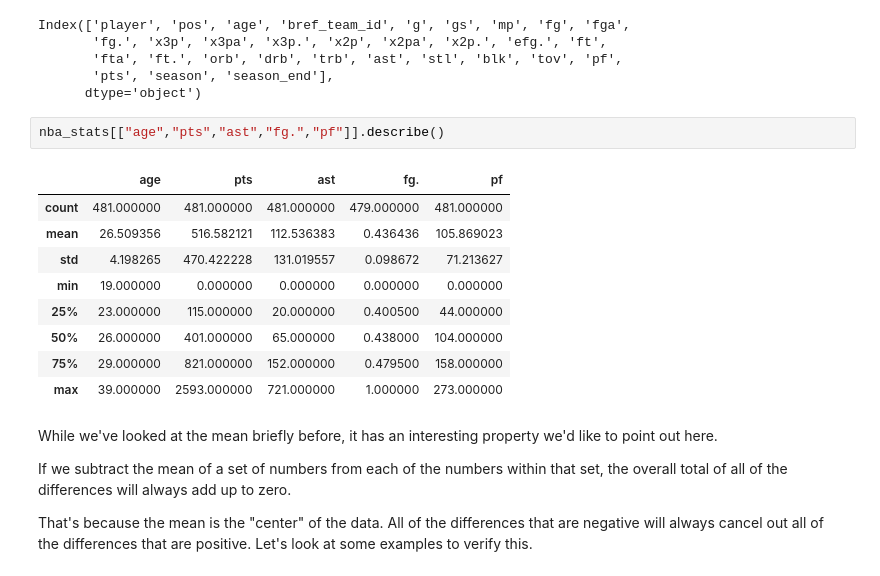
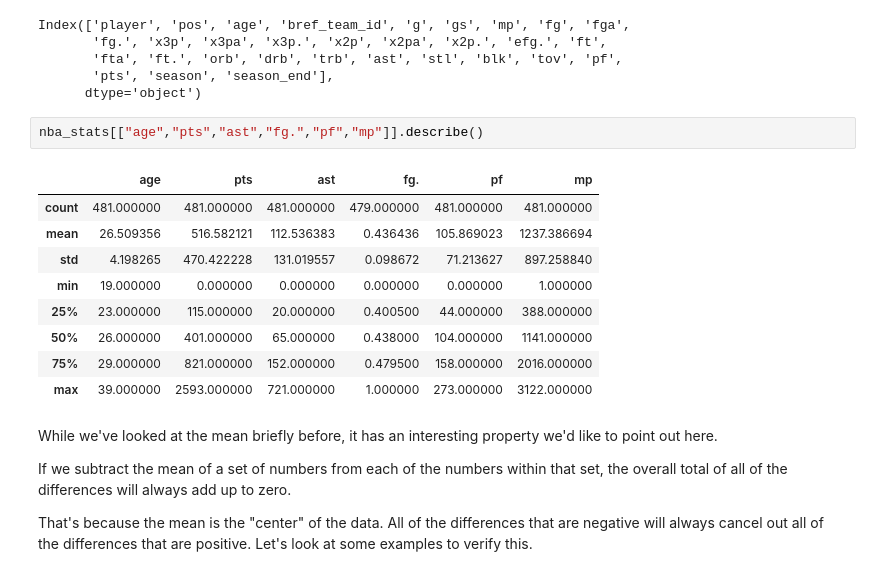
Before and after one commit to Morrowind1983/Dataquest-study-notes, a Jupyter notebook: 05 Probability and Statistics/01 Probability and Statistics in Python Beginner/Standard Deviation and Correlation.ipynb, the cells around one changed output. Drawn from its saved outputs; the diff is of its cells as text.

```diff
--- a/05 Probability and Statistics/01 Probability and Statistics in Python Beginner/Standard Deviation and Correlation.ipynb
+++ b/05 Probability and Statistics/01 Probability and Statistics in Python Beginner/Standard Deviation and Correlation.ipynb
@@ -28,17 +25,17 @@ Index(['player', 'pos', 'age', 'bref_team_id', 'g', 'gs', 'mp', 'fg', 'fga',
        'pts', 'season', 'season_end'],
       dtype='object')
 # %%
-nba_stats[["age","pts","ast","fg.","pf"]].describe()
+nba_stats[["age","pts","ast","fg.","pf","mp"]].describe()
 # %% [output]
-|  | age | pts | ast | fg. | pf |
-| count | 481.000000 | 481.000000 | 481.000000 | 479.000000 | 481.000000 |
-| mean | 26.509356 | 516.582121 | 112.536383 | 0.436436 | 105.869023 |
-| std | 4.198265 | 470.422228 | 131.019557 | 0.098672 | 71.213627 |
-| min | 19.000000 | 0.000000 | 0.000000 | 0.000000 | 0.000000 |
-| 25% | 23.000000 | 115.000000 | 20.000000 | 0.400500 | 44.000000 |
-| 50% | 26.000000 | 401.000000 | 65.000000 | 0.438000 | 104.000000 |
-| 75% | 29.000000 | 821.000000 | 152.000000 | 0.479500 | 158.000000 |
-| max | 39.000000 | 2593.000000 | 721.000000 | 1.000000 | 273.000000 |
+|  | age | pts | ast | fg. | pf | mp |
+| count | 481.000000 | 481.000000 | 481.000000 | 479.000000 | 481.000000 | 481.000000 |
+| mean | 26.509356 | 516.582121 | 112.536383 | 0.436436 | 105.869023 | 1237.386694 |
+| std | 4.198265 | 470.422228 | 131.019557 | 0.098672 | 71.213627 | 897.258840 |
+| min | 19.000000 | 0.000000 | 0.000000 | 0.000000 | 0.000000 | 1.000000 |
+| 25% | 23.000000 | 115.000000 | 20.000000 | 0.400500 | 44.000000 | 388.000000 |
+| 50% | 26.000000 | 401.000000 | 65.000000 | 0.438000 | 104.000000 | 1141.000000 |
+| 75% | 29.000000 | 821.000000 | 152.000000 | 0.479500 | 158.000000 | 2016.000000 |
+| max | 39.000000 | 2593.000000 | 721.000000 | 1.000000 | 273.000000 | 3122.000000 |
 # %% [markdown]
 While we've looked at the mean briefly before, it has an interesting property we'd like to point out here.
 
```
Also changed, not shown: parts of 67 cells of this notebook.
